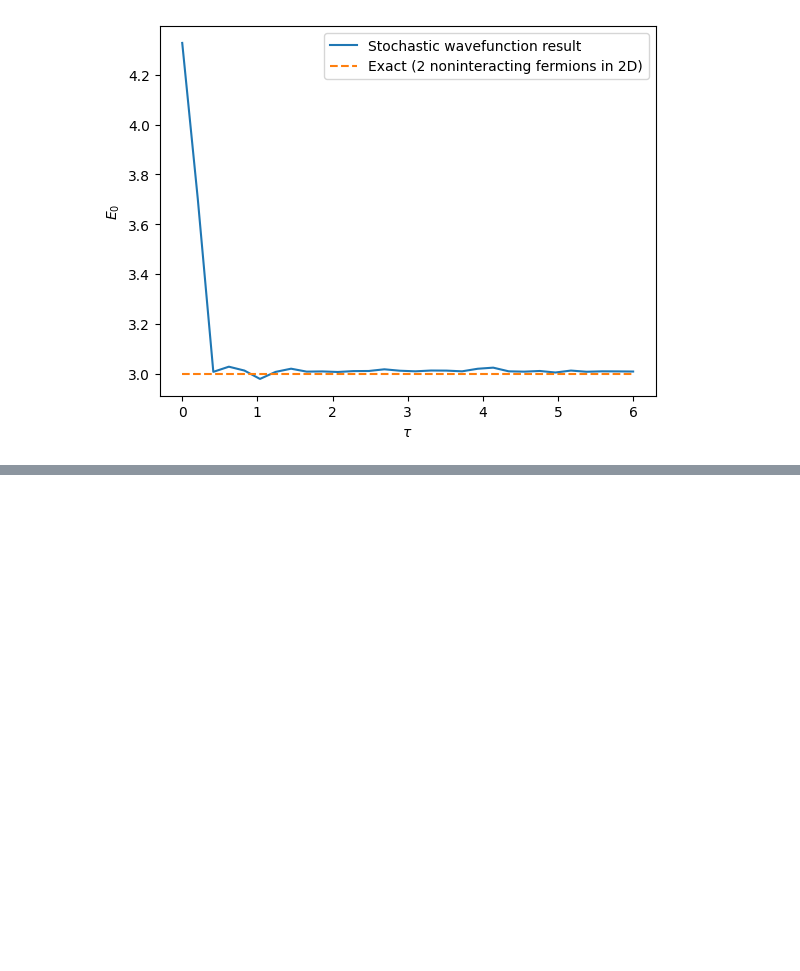
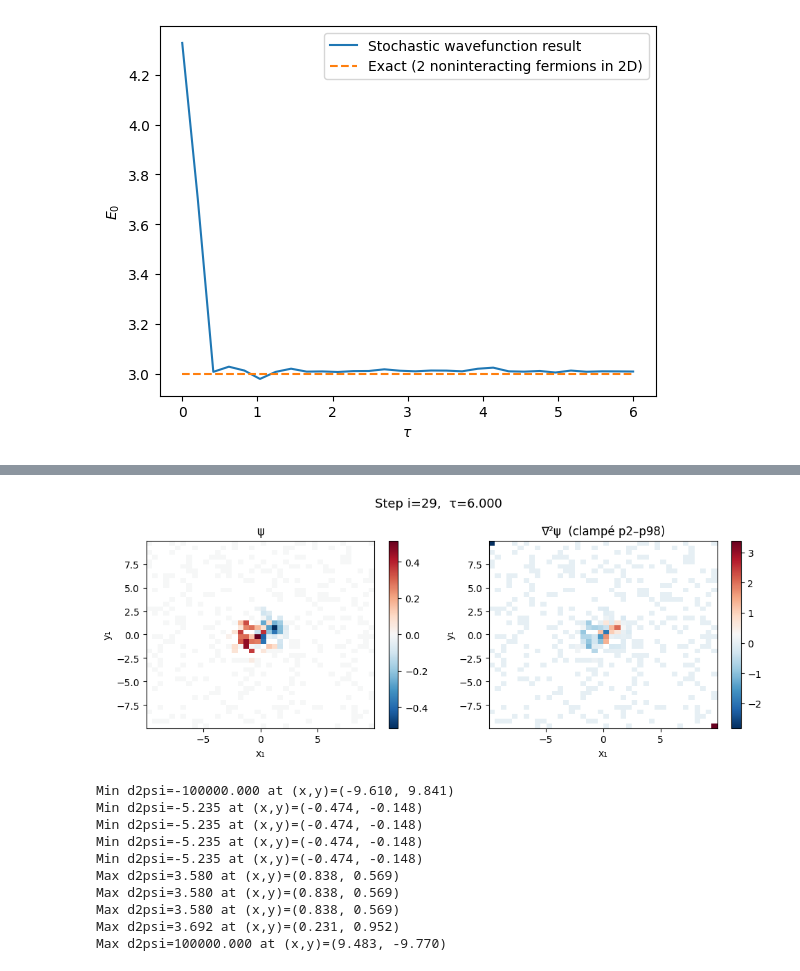
Before and after one commit to charlesbx2/ProjetML, a Jupyter notebook: Untitled-1.ipynb, the cells around one changed output, grey strips where cells are left out. Drawn from its saved outputs; the diff is of its cells as text; code cells hidden in the pictures; blank space fills up the shorter version.

```diff
--- a/Untitled-1.ipynb
+++ b/Untitled-1.ipynb
@@ -155,0 +251,24 @@ plt.show()
+# %%
+plot_laplacian_heatmap(results, time_step=29, coord_x=0, coord_y=1)
+
+#print les valeurs extrêmes du laplacien pour le time step 21 et leur position dans l'espace
+time_step = 29
+d2psi_vals = d2psi_t[:, time_step]
+x_samples  = x_t[:, 0, time_step]
+y_samples  = x_t[:, 1, time_step]
+for i in np.argsort(d2psi_vals)[:5]:  # 5 plus petites valeurs
+    print(f"Min d2psi={d2psi_vals[i]:.3f} at (x,y)=({x_samples[i]:.3f}, {y_samples[i]:.3f})")
+for i in np.argsort(d2psi_vals)[-5:]:  # 5 plus grandes valeurs
+    print(f"Max d2psi={d2psi_vals[i]:.3f} at (x,y)=({x_samples[i]:.3f}, {y_samples[i]:.3f})")
+# %% [output]
+[figure, added]
+Min d2psi=-100000.000 at (x,y)=(-9.610, 9.841)
+Min d2psi=-5.235 at (x,y)=(-0.474, -0.148)
+Min d2psi=-5.235 at (x,y)=(-0.474, -0.148)
+Min d2psi=-5.235 at (x,y)=(-0.474, -0.148)
+Min d2psi=-5.235 at (x,y)=(-0.474, -0.148)
+Max d2psi=3.580 at (x,y)=(0.838, 0.569)
+Max d2psi=3.580 at (x,y)=(0.838, 0.569)
+Max d2psi=3.580 at (x,y)=(0.838, 0.569)
+Max d2psi=3.692 at (x,y)=(0.231, 0.952)
+Max d2psi=100000.000 at (x,y)=(9.483, -9.770)
```
Also changed, not shown: parts of 6 cells of this notebook, 35 other files.
